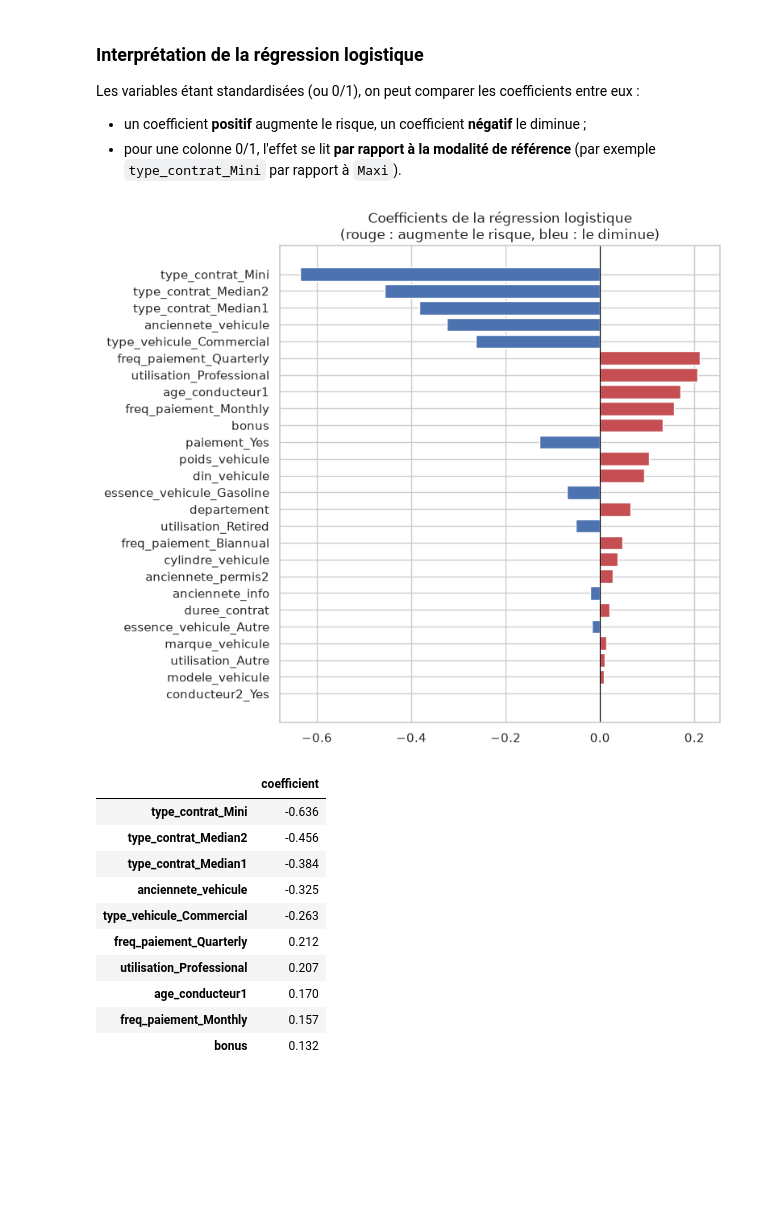
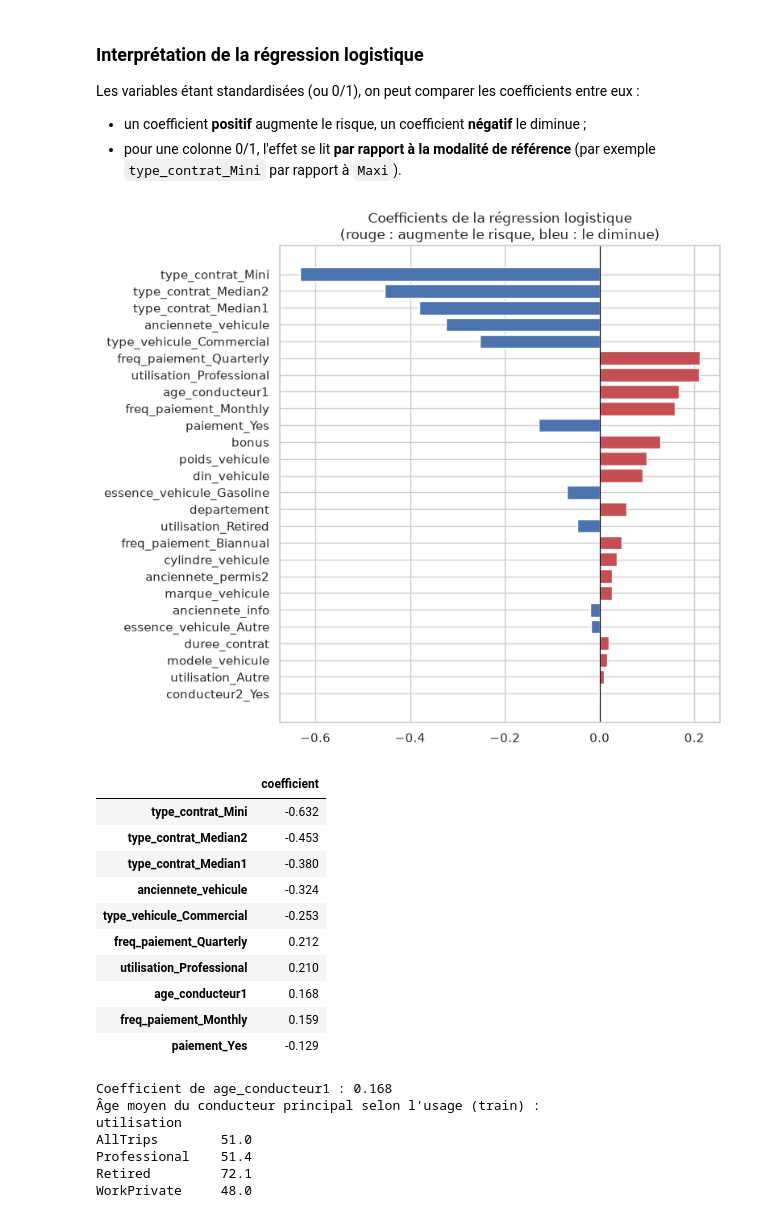
Before and after one commit to MaximilienCY/TD-Tarification-automobile-par-Machine-Learning, a Jupyter notebook: frequence_regression_logisitique.ipynb, the cells around one changed output. Saved outputs shown, nothing was run; the diff lists cells and outputs as text; code cells hidden in the pictures; blank space fills up the shorter version.

```diff
--- a/frequence_regression_logisitique.ipynb
+++ b/frequence_regression_logisitique.ipynb
@@ -38,6 +41,6 @@ MONTANT = "montant_sinistre"
 # %%
-train = pd.read_csv("train.csv", dtype={"code_postal": str})
-test = pd.read_csv("test.csv", dtype={"code_postal": str})
+train = pd.read_csv("Data/train.csv", dtype={"code_postal": str})
+test = pd.read_csv("Data/test.csv", dtype={"code_postal": str})
 
 print("train :", train.shape)
 print("test  :", test.shape)
@@ -325,6 +357,7 @@ C'est l'outil de référence en tarification : il est lisible, il capte les effe
 # %%
-def taux_par_classe(df, col, cible=CIBLE, n_bins=5):
-    # Taux de sinistres et effectif par modalité (ou par quantile pour une variable continue)
+def taux_par_classe(df, col, cible=CIBLE, n_bins=10):
+    # Taux de sinistres et effectif par modalité (ou par décile pour une variable continue :
+    # 10 classes de même effectif, plus fin que 5 pour voir les effets en U)
     x = df[col]
     if pd.api.types.is_numeric_dtype(x) and x.nunique() > 10:
         x = pd.qcut(x, n_bins, duplicates="drop")
@@ -1088,16 +1141,10 @@ On réentraîne les modèles retenus sur **tout le train** avec leurs meilleurs
 reg_log = LogisticRegression(C=meilleur_C, max_iter=2000)
 reg_log.fit(X_train_prep, y_train)
 
-boosting = HistGradientBoostingClassifier(
-    learning_rate=meilleurs_reglages["learning_rate"],
-    max_leaf_nodes=int(meilleurs_reglages["max_leaf_nodes"]),
-    max_iter=int(meilleurs_reglages["max_iter"]),
-    min_samples_leaf=300, l2_regularization=1.0, early_stopping=False, random_state=SEED)
-boosting.fit(X_train_prep, y_train)
-
-for nom, modele in [(f"Régression logistique (C = {meilleur_C})", reg_log), ("Gradient boosting", boosting)]:
-    resultats[nom] = {"train": evaluer(y_train, modele.predict_proba(X_train_prep)[:, 1]),
-                      "validation": evaluer(y_valid, modele.predict_proba(X_valid_prep)[:, 1])}
+resultats[f"Régression logistique (C = {meilleur_C})"] = {
+    "train": evaluer(y_train, reg_log.predict_proba(X_train_prep)[:, 1]),
+    "validation": evaluer(y_valid, reg_log.predict_proba(X_valid_prep)[:, 1]),
+}
 
 # Tableau récapitulatif : une ligne par modèle, train et validation côte à côte
 tableau = pd.concat({nom: pd.DataFrame(scores).T.stack() for nom, scores in resultats.items()}, axis=1).T
@@ -1155,26 +1235,38 @@ Les variables étant standardisées (ou 0/1), on peut comparer les coefficients
 # %%
 coefficients = pd.Series(reg_log.coef_[0], index=X_train_prep.columns, name="coefficient")
 coefficients = coefficients.reindex(coefficients.abs().sort_values(ascending=False).index)
 
 plt.figure(figsize=(8, 7))
 couleurs = ["#C44E52" if c > 0 else "#4C72B0" for c in coefficients]
 plt.barh(coefficients.index[::-1], coefficients.values[::-1], color=couleurs[::-1])
 plt.axvline(0, color="black", lw=0.8)
 plt.title("Coefficients de la régression logistique\n(rouge : augmente le risque, bleu : le diminue)")
 plt.tight_layout()
 plt.show()
 
-coefficients.round(3).to_frame().head(10)
+display(coefficients.round(3).to_frame().head(10))
+
+# age_conducteur1 : coefficient du modèle, et lien avec l'usage « Retired » (retraités)
+print("Coefficient de age_conducteur1 :", round(coefficients["age_conducteur1"], 3))
+print("Âge moyen du conducteur principal selon l'usage (train) :")
+print(X_train.groupby("utilisation")["age_conducteur1"].mean().round(1).to_string())
 # %% [output]
-[figure, old version]
+[figure, new version]
 |  | coefficient |
-| type_contrat_Mini | -0.636 |
-| type_contrat_Median2 | -0.456 |
-| type_contrat_Median1 | -0.384 |
-| anciennete_vehicule | -0.325 |
-| type_vehicule_Commercial | -0.263 |
+| type_contrat_Mini | -0.632 |
+| type_contrat_Median2 | -0.453 |
+| type_contrat_Median1 | -0.380 |
+| anciennete_vehicule | -0.324 |
+| type_vehicule_Commercial | -0.253 |
 | freq_paiement_Quarterly | 0.212 |
-| utilisation_Professional | 0.207 |
-| age_conducteur1 | 0.170 |
-| freq_paiement_Monthly | 0.157 |
-| bonus | 0.132 |
+| utilisation_Professional | 0.210 |
+| age_conducteur1 | 0.168 |
+| freq_paiement_Monthly | 0.159 |
+| paiement_Yes | -0.129 |
+Coefficient de age_conducteur1 : 0.168
+Âge moyen du conducteur principal selon l'usage (train) :
+utilisation
+AllTrips        51.0
+Professional    51.4
+Retired         72.1
+WorkPrivate     48.0
```
Also changed, not shown: parts of 47 cells of this notebook, 1 other file.
